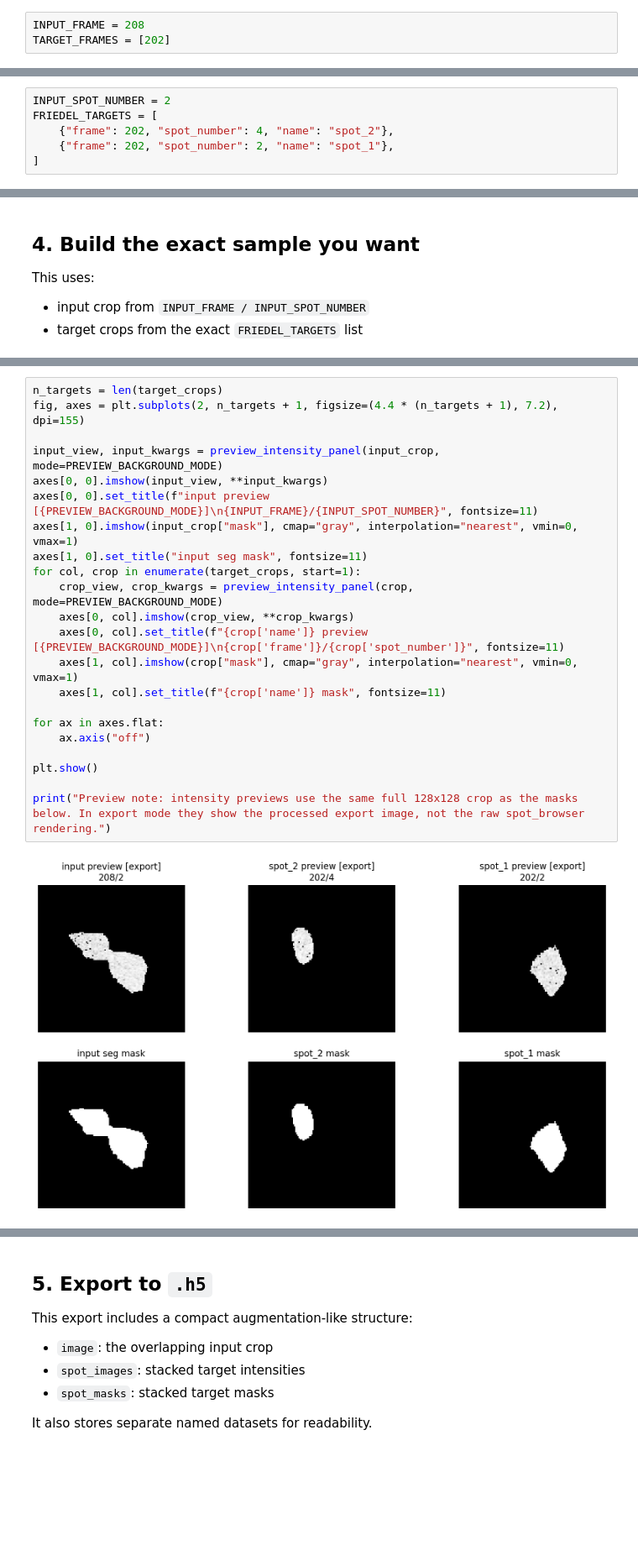
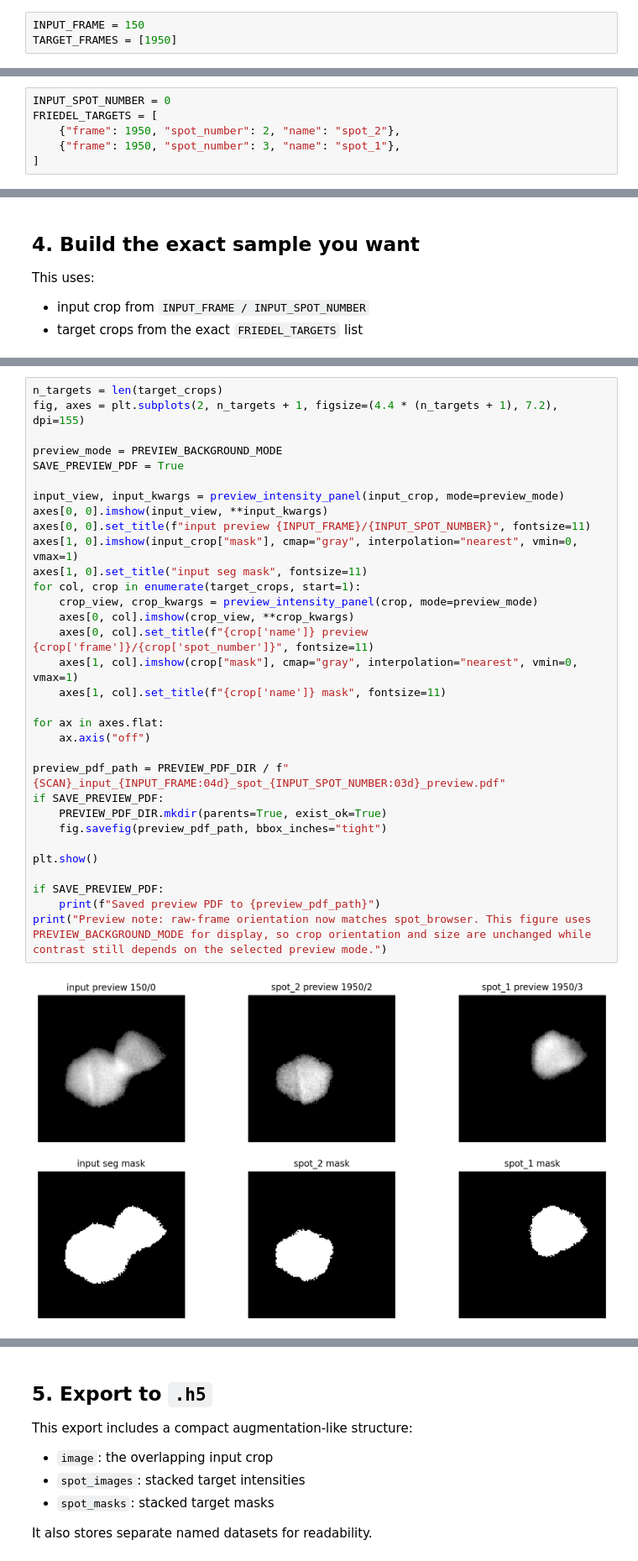
Before and after one commit to bluepineapple2000/CodeMA, a Jupyter notebook: extract_spots/friedel_test_dataset_builder.ipynb, the cells around one changed output, grey strips where cells are left out. Shown at 84% size. Saved outputs shown, nothing was run; the diff lists cells and outputs as text; blank space fills up the shorter version.

```diff
--- a/extract_spots/friedel_test_dataset_builder.ipynb
+++ b/extract_spots/friedel_test_dataset_builder.ipynb
@@ -501,8 +521,8 @@ Start by choosing the input frame and the frame(s) that contain the Friedel targ
 
 The next cell shows every labeled spot on those frames so you can look up the correct spot numbers before defining the exact sample.
 # %%
-INPUT_FRAME = 208
-TARGET_FRAMES = [202]
+INPUT_FRAME = 150
+TARGET_FRAMES = [1950]
 # %%
 frames_to_show = [INPUT_FRAME] + [int(frame_idx) for frame_idx in TARGET_FRAMES]
 frames_to_show = list(dict.fromkeys(frames_to_show))
@@ -546,10 +566,10 @@ frame  n_spots
 
 After checking the numbered overview above, enter the input spot number and the exact Friedel target spots here.
 # %%
-INPUT_SPOT_NUMBER = 2
+INPUT_SPOT_NUMBER = 0
 FRIEDEL_TARGETS = [
-    {"frame": 202, "spot_number": 4, "name": "spot_2"},
-    {"frame": 202, "spot_number": 2, "name": "spot_1"},
+    {"frame": 1950, "spot_number": 2, "name": "spot_2"},
+    {"frame": 1950, "spot_number": 3, "name": "spot_1"},
 ]
 # %% [markdown]
 ## 3. Focused sample preview
@@ -645,24 +675,34 @@ Ground-truth targets
 # %%
 n_targets = len(target_crops)
 fig, axes = plt.subplots(2, n_targets + 1, figsize=(4.4 * (n_targets + 1), 7.2), dpi=155)
 
-input_view, input_kwargs = preview_intensity_panel(input_crop, mode=PREVIEW_BACKGROUND_MODE)
+preview_mode = PREVIEW_BACKGROUND_MODE
+SAVE_PREVIEW_PDF = True
+
+input_view, input_kwargs = preview_intensity_panel(input_crop, mode=preview_mode)
 axes[0, 0].imshow(input_view, **input_kwargs)
-axes[0, 0].set_title(f"input preview [{PREVIEW_BACKGROUND_MODE}]\n{INPUT_FRAME}/{INPUT_SPOT_NUMBER}", fontsize=11)
+axes[0, 0].set_title(f"input preview {INPUT_FRAME}/{INPUT_SPOT_NUMBER}", fontsize=11)
 axes[1, 0].imshow(input_crop["mask"], cmap="gray", interpolation="nearest", vmin=0, vmax=1)
 axes[1, 0].set_title("input seg mask", fontsize=11)
 for col, crop in enumerate(target_crops, start=1):
-    crop_view, crop_kwargs = preview_intensity_panel(crop, mode=PREVIEW_BACKGROUND_MODE)
+    crop_view, crop_kwargs = preview_intensity_panel(crop, mode=preview_mode)
     axes[0, col].imshow(crop_view, **crop_kwargs)
-    axes[0, col].set_title(f"{crop['name']} preview [{PREVIEW_BACKGROUND_MODE}]\n{crop['frame']}/{crop['spot_number']}", fontsize=11)
+    axes[0, col].set_title(f"{crop['name']} preview {crop['frame']}/{crop['spot_number']}", fontsize=11)
     axes[1, col].imshow(crop["mask"], cmap="gray", interpolation="nearest", vmin=0, vmax=1)
     axes[1, col].set_title(f"{crop['name']} mask", fontsize=11)
 
 for ax in axes.flat:
     ax.axis("off")
 
+preview_pdf_path = PREVIEW_PDF_DIR / f"{SCAN}_input_{INPUT_FRAME:04d}_spot_{INPUT_SPOT_NUMBER:03d}_preview.pdf"
+if SAVE_PREVIEW_PDF:
+    PREVIEW_PDF_DIR.mkdir(parents=True, exist_ok=True)
+    fig.savefig(preview_pdf_path, bbox_inches="tight")
+
 plt.show()
 
-print("Preview note: intensity previews use the same full 128x128 crop as the masks below. In export mode they show the processed export image, not the raw spot_browser rendering.")
+if SAVE_PREVIEW_PDF:
+    print(f"Saved preview PDF to {preview_pdf_path}")
+print("Preview note: raw-frame orientation now matches spot_browser. This figure uses PREVIEW_BACKGROUND_MODE for display, so crop orientation and size are unchanged while contrast still depends on the selected preview mode.")
 # %% [output]
-[figure, old version]
+[figure, new version]
```
Also changed, not shown: parts of 6 cells of this notebook, 37 other files.
